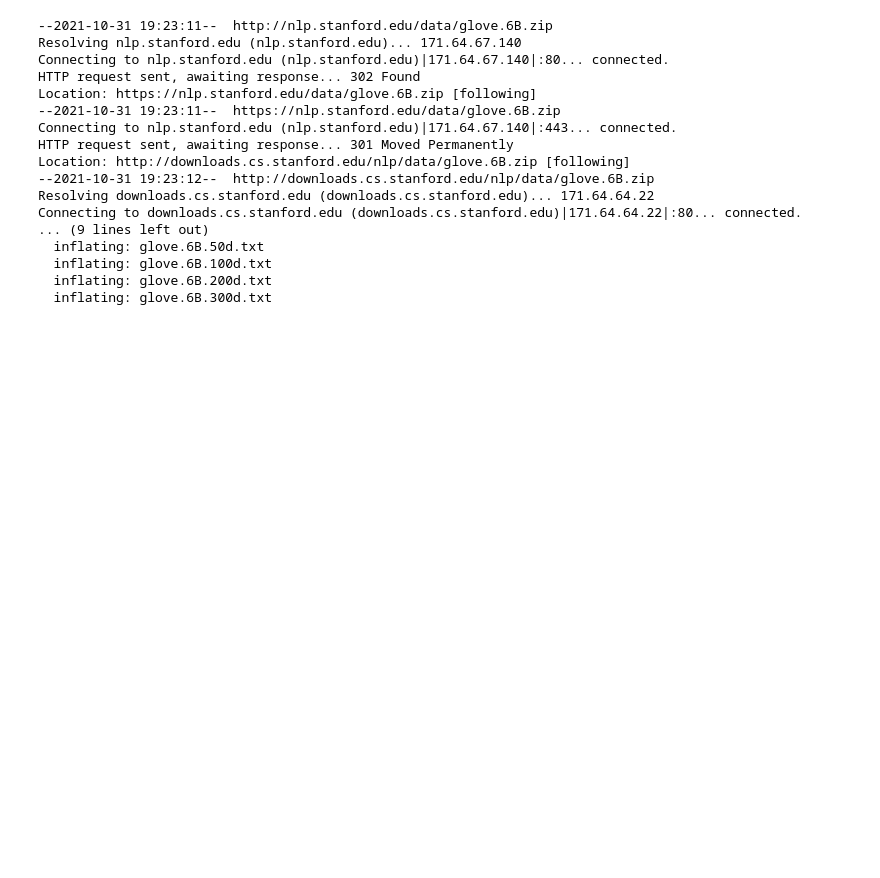
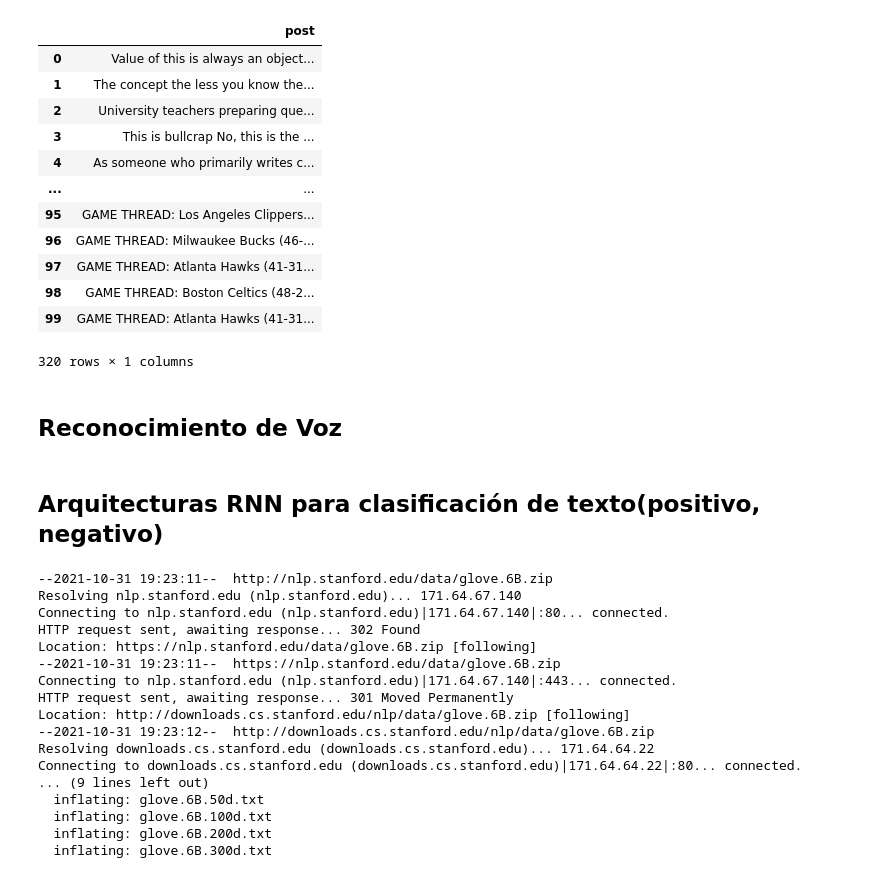
Before and after one commit to mnpro98/LN-Actividad-Integradora-3, a Jupyter notebook: RNN.ipynb, the cells around one changed output. Saved outputs shown, nothing was run; the diff lists cells and outputs as text; code cells hidden in the pictures; blank space fills up the shorter version.

```diff
--- a/RNN.ipynb
+++ b/RNN.ipynb
@@ -24,0 +333,20 @@ Successfully installed praw-7.4.0 prawcore-2.3.0 update-checker-0.18.0 websocket
+# %%
+df_social = pd.concat([df_yt,postsData2])
+# %%
+df_social
+# %% [output]
+|  | post |
+| 0 | Value of this is always an object... |
+| 1 | The concept the less you know the... |
+| 2 | University teachers preparing que... |
+| 3 | This is bullcrap No, this is the ... |
+| 4 | As someone who primarily writes c... |
+| ... | ... |
+| 95 | GAME THREAD: Los Angeles Clippers... |
+| 96 | GAME THREAD: Milwaukee Bucks (46-... |
+| 97 | GAME THREAD: Atlanta Hawks (41-31... |
+| 98 | GAME THREAD: Boston Celtics (48-2... |
+| 99 | GAME THREAD: Atlanta Hawks (41-31... |
+320 rows × 1 columns
+# %% [markdown]
+## Reconocimiento de Voz
@@ -24,0 +371,2 @@ Successfully installed praw-7.4.0 prawcore-2.3.0 update-checker-0.18.0 websocket
+# %% [markdown]
+## Arquitecturas RNN para clasificación de texto(positivo, negativo)
```
Also changed, not shown: parts of 42 cells of this notebook.
